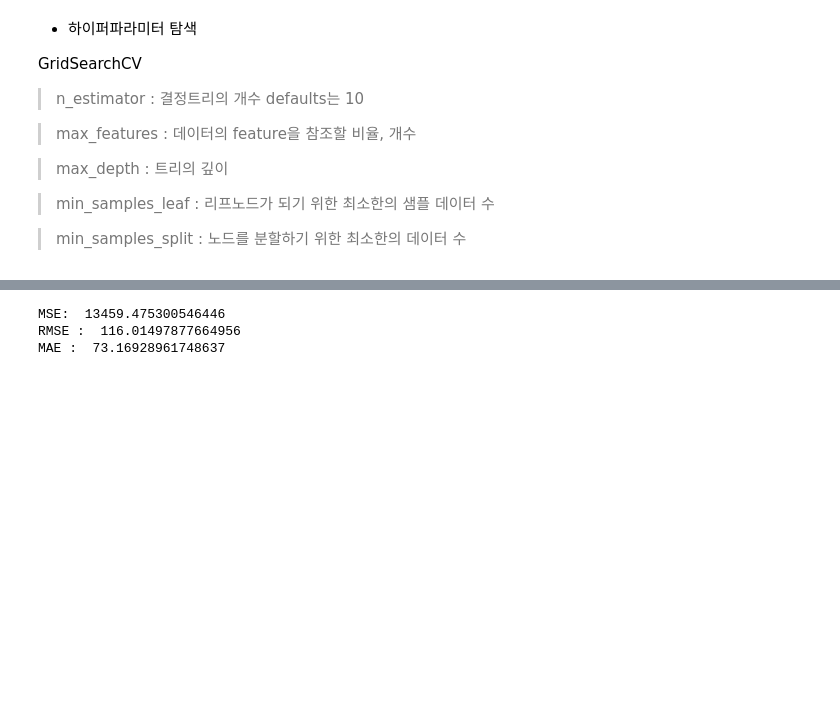
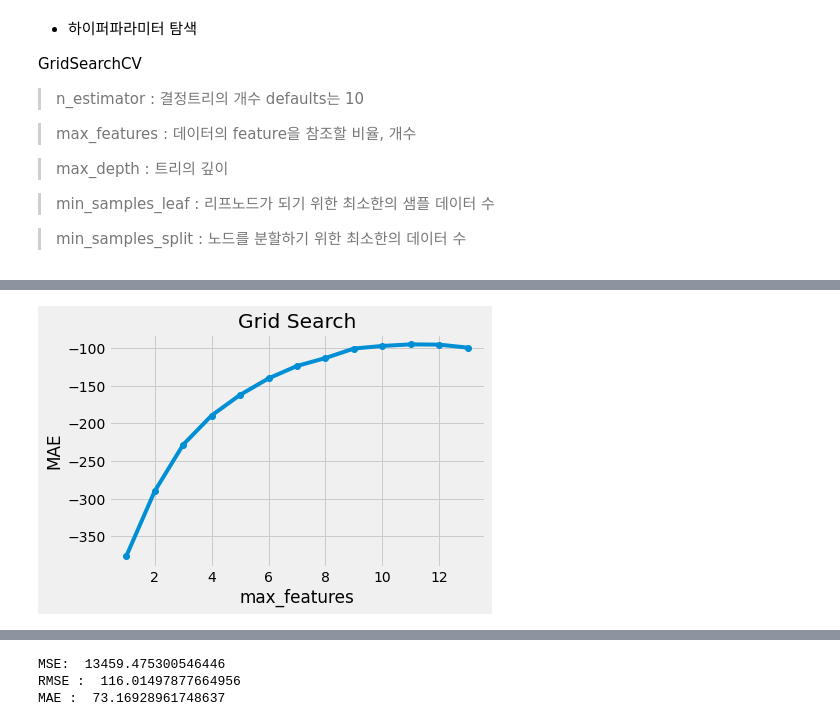
Before and after one commit to jeehoshin/ML, a Jupyter notebook: randomforest/random_forest.ipynb, the cells around one changed output, grey strips where cells are left out. Saved outputs shown, nothing was run; the diff lists cells and outputs as text; code cells hidden in the pictures; blank space fills up the shorter version.

```diff
--- a/randomforest/random_forest.ipynb
+++ b/randomforest/random_forest.ipynb
@@ -269,3 +269,18 @@ rf_cv_result[['params', 'mean_test_score', 'rank_test_score']]
+# %%
+import matplotlib.pyplot as plt
+
+x = np.arange(1,14)
+y1 = rf_cv_result[['mean_test_score']]
+
+
+plt.plot(x, y1, '-o')
+
+plt.ylabel('MAE')
+plt.xlabel('max_features')
+plt.title('Grid Search')
+plt.show()
+# %% [output]
+[figure, added]
 # %%
 rf_grid.best_params_
 # %% [output]
```
Also changed, not shown: parts of 3 cells of this notebook.
